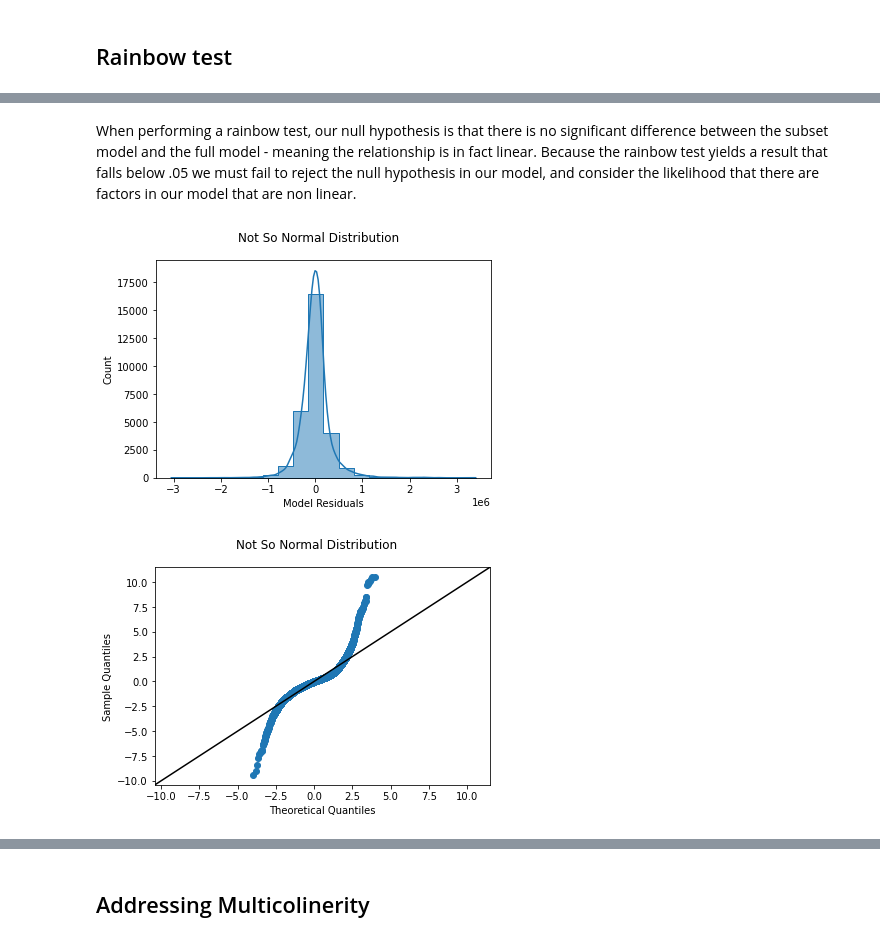
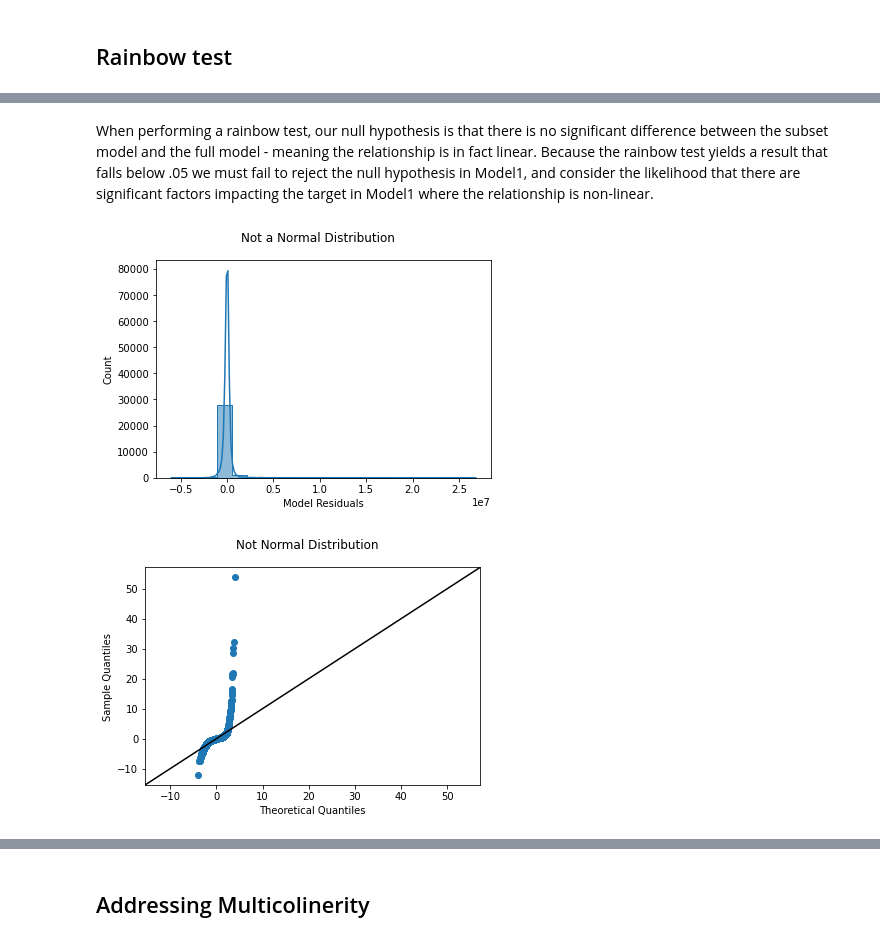
Before and after one commit to newcojon/Capstone, a Jupyter notebook: Final.ipynb, the cells around one changed output, grey strips where cells are left out. Drawn from its saved outputs; the diff is of its cells as text; code cells hidden in the pictures.

```diff
--- a/Final.ipynb
+++ b/Final.ipynb
@@ -493,3 +436 @@ Zipcode    0.002129
 dtype: float64
-# %%
-df_dem.dropna(subset=['Zipcode'], axis=0, inplace=True)
@@ -782,5 +513,0 @@ memory usage: 6.7+ MB
-# %%
-upper_limit = df['yr_old'].mean() + 3*df['yr_old'].std()
-lower_limit = df['yr_old'].mean() - 3*df['yr_old'].std()
-df['yr_old'] = np.where(df['yr_old'] > upper_limit, upper_limit,
-np.where(df['yr_old'] < lower_limit, lower_limit, df['yr_old']))
@@ -832,0 +517,5 @@ df['sqft_lot'] = np.where(df['sqft_lot'] > upper_limit, upper_limit,
+# %%
+X1=dum_df.drop(labels=['selldate', 'price', 'address',
+                       'sewer_system_PUBLIC RESTRICTED', 'bedrooms',
+                      'heat_source_Oil', 'heat_source_Oil/Solar', 'heat_source_Other',
+                       'grade_2 Substandard', 'heat_source_Electricity/Solar'], axis=1)
@@ -872,5 +562,0 @@ dum_df = pd.get_dummies(data=df, columns=cat_cols, drop_first=True)
-# %%
-X1=dum_df.drop(labels=['selldate', 'price', 'address',
-                       'sewer_system_PUBLIC RESTRICTED', 'bedrooms', 'yr_old',
-                      'heat_source_Oil', 'heat_source_Oil/Solar', 'heat_source_Other',
-                       'grade_2 Substandard', 'heat_source_Electricity/Solar', 'lat', 'long'], axis=1)
@@ -944,19 +613,19 @@ linear_rainbow(results1)
 # %% [markdown]
-When performing a rainbow test, our null hypothesis is that there is no significant difference between the subset model and the full model - meaning the relationship is in fact linear.  Because the rainbow test yields a result that falls below .05 we must fail to reject the null hypothesis in our model, and consider the likelihood that there are factors in our model that are non linear.
+When performing a rainbow test, our null hypothesis is that there is no significant difference between the subset model and the full model - meaning the relationship is in fact linear.  Because the rainbow test yields a result that falls below .05 we must fail to reject the null hypothesis in Model1, and consider the likelihood that there are significant factors impacting the target in Model1 where the relationship is non-linear.
 # %%
 fig, ax = plt.subplots()
 sns.histplot(results1.resid, bins=20, element="step", kde=True, ax=ax)
 ax.set_xlabel("Model Residuals")
-fig.suptitle("Not So Normal Distribution");
+fig.suptitle("Not a Normal Distribution");
 # %% [output]
-[figure, old version]
+[figure, new version]
 # %%
 fig, ax = plt.subplots()
 sm.graphics.qqplot(results1.resid, dist=stats.norm, line='45', fit=True, ax=ax)
 
 # Customize plot appearance
 line = ax.lines[1]
 line.set_color("black")
-fig.suptitle("Not So Normal Distribution");
+fig.suptitle("Not Normal Distribution");
 # %% [output]
-[figure, old version]
+[figure, new version]
```
Also changed, not shown: parts of 189 cells of this notebook.
